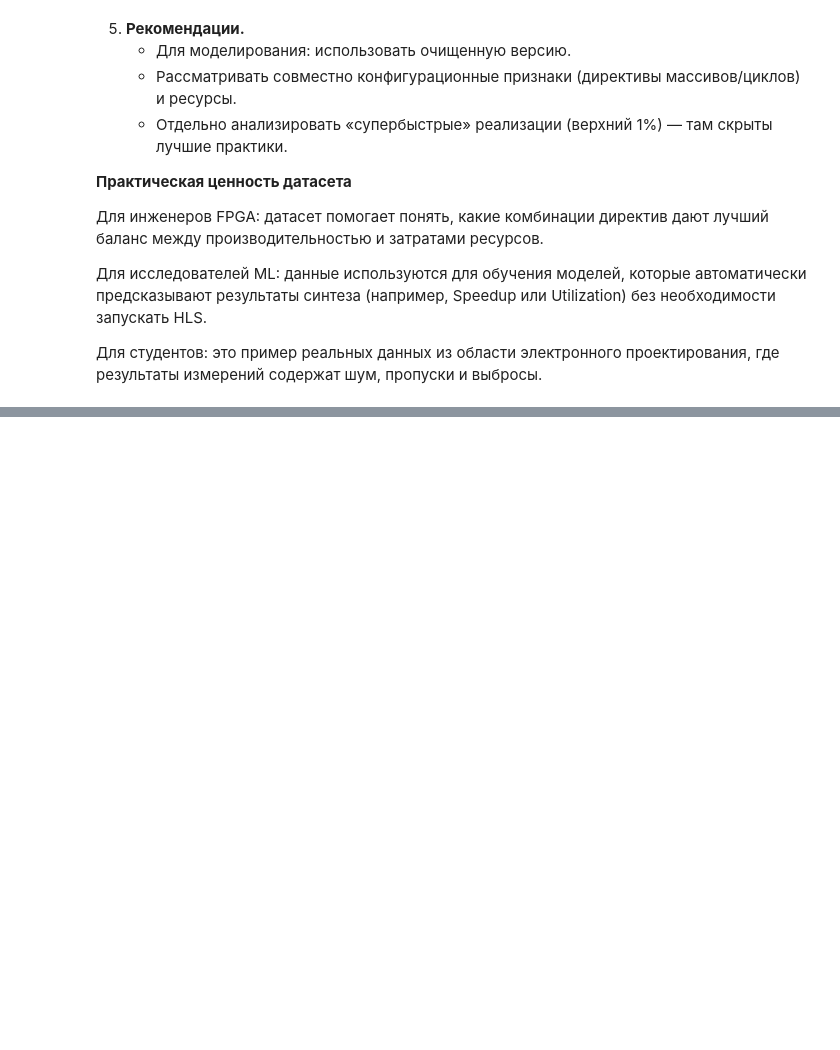
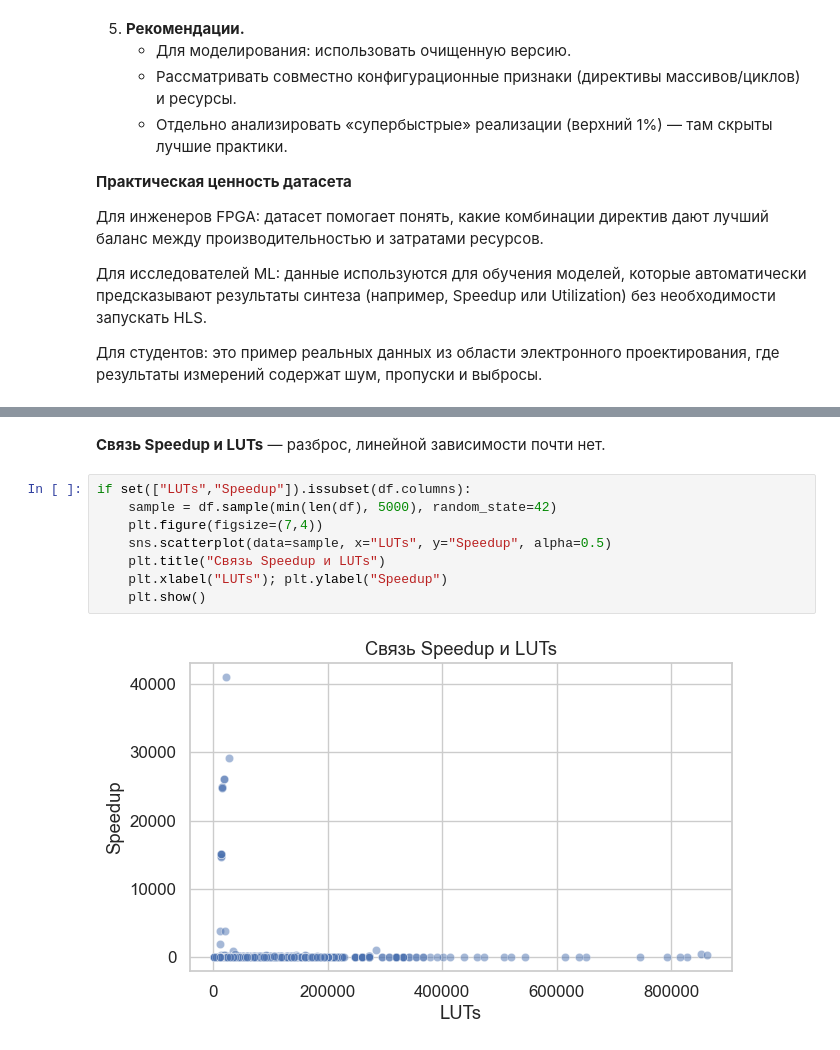
Before and after one commit to acierra/High-Level-Synthesis-Dataset, a Jupyter notebook: notebook/EDA.ipynb, the cells around one changed output, grey strips where cells are left out. Saved outputs shown, nothing was run; the diff lists cells and outputs as text; blank space fills up the shorter version.

```diff
--- a/notebook/EDA.ipynb
+++ b/notebook/EDA.ipynb
@@ -464,0 +515,12 @@ display(df_clean.head(10))
+# %% [markdown]
+**Связь Speedup и LUTs** — разброс, линейной зависимости почти нет.
+# %%
+if set(["LUTs","Speedup"]).issubset(df.columns):
+    sample = df.sample(min(len(df), 5000), random_state=42)
+    plt.figure(figsize=(7,4))
+    sns.scatterplot(data=sample, x="LUTs", y="Speedup", alpha=0.5)
+    plt.title("Связь Speedup и LUTs")
+    plt.xlabel("LUTs"); plt.ylabel("Speedup")
+    plt.show()
+# %% [output]
+[figure, added]
```
Also changed, not shown: parts of 14 cells of this notebook, 9 other files.
